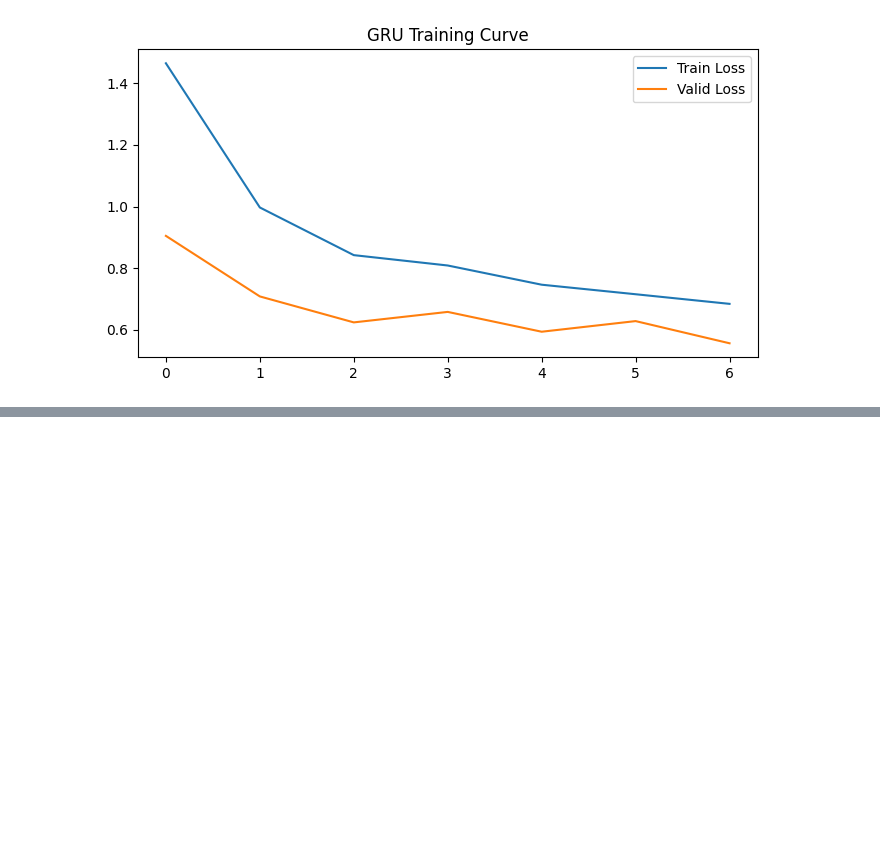
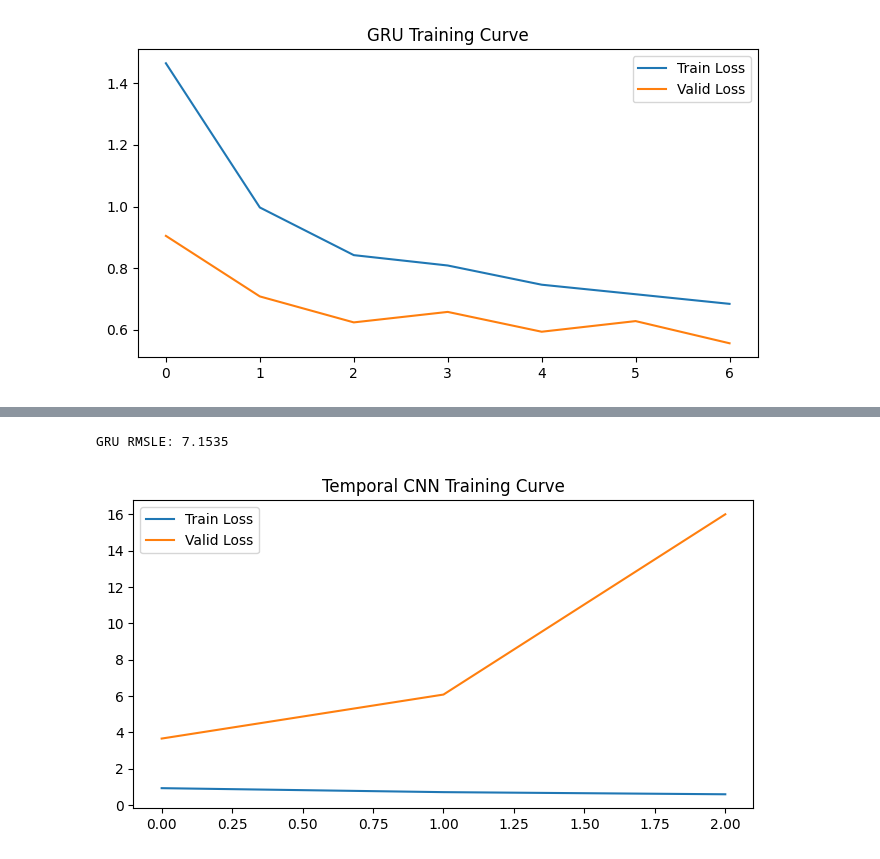
Before and after one commit to sabin74/Enterprise-Intelligent-Demand-Forecasting-Decision-Optimization-Platform, a Jupyter notebook: notebooks/06_dl_models.ipynb, the cells around one changed output, grey strips where cells are left out. Saved outputs shown, nothing was run; the diff lists cells and outputs as text; code cells hidden in the pictures; blank space fills up the shorter version.

```diff
--- a/notebooks/06_dl_models.ipynb
+++ b/notebooks/06_dl_models.ipynb
@@ -558,0 +628,16 @@ with open("models/gru_history.json", "w") as f:
+# %%
+# Compile Model
+tcn_model = build_tcn_model(
+    input_shape=(WINDOW_SIZE, len(DL_FEATURES)),
+    filters=64,
+    kernel_size=3,
+    dilations=[1, 2, 4, 8],
+    dropout=0.2
+)
+
+tcn_model.compile(
+    optimizer=tf.keras.optimizers.Adam(learning_rate=1e-3),
+    loss="mse",
+)
+
+tcn_model.summary()
@@ -558,0 +666,17 @@ with open("models/gru_history.json", "w") as f:
+# %%
+# Train with Early stoppings
+callbacks = [
+    tf.keras.callbacks.EarlyStopping(
+        monitor="val_loss",
+        patience=3,
+        restore_best_weights=True,
+    )
+]
+
+history = tcn_model.fit(
+    train_ds,
+    validation_data=valid_ds,
+    epochs=3,
+    callbacks=callbacks,
+    verbose=1,
+)
@@ -558,0 +690,27 @@ with open("models/gru_history.json", "w") as f:
+# %%
+# Evaluate Temporac CNN RMSLE
+y_true_all = []
+y_pred_all = []
+
+for X_batch, y_batch in valid_ds:
+    preds = tcn_model.predict(X_batch, verbose=0).reshape(-1)
+    y_true_all.append(y_batch.numpy())
+    y_pred_all.append(preds)
+
+y_true_all = np.concatenate(y_true_all)
+y_pred_all = np.concatenate(y_pred_all)
+
+gru_rmsle = rmsle_log(y_true_all, y_pred_all)
+print(f"GRU RMSLE: {tcn_rmsle:.4f}")
+# %% [output]
+GRU RMSLE: 7.1535
+# %%
+# TCN Training Curves
+plt.figure(figsize=(8, 4))
+plt.plot(history.history["loss"], label="Train Loss")
+plt.plot(history.history["val_loss"], label="Valid Loss")
+plt.legend()
+plt.title("Temporal CNN Training Curve")
+plt.show()
+# %% [output]
+[figure, added]
```
Also changed, not shown: parts of 8 cells of this notebook.
